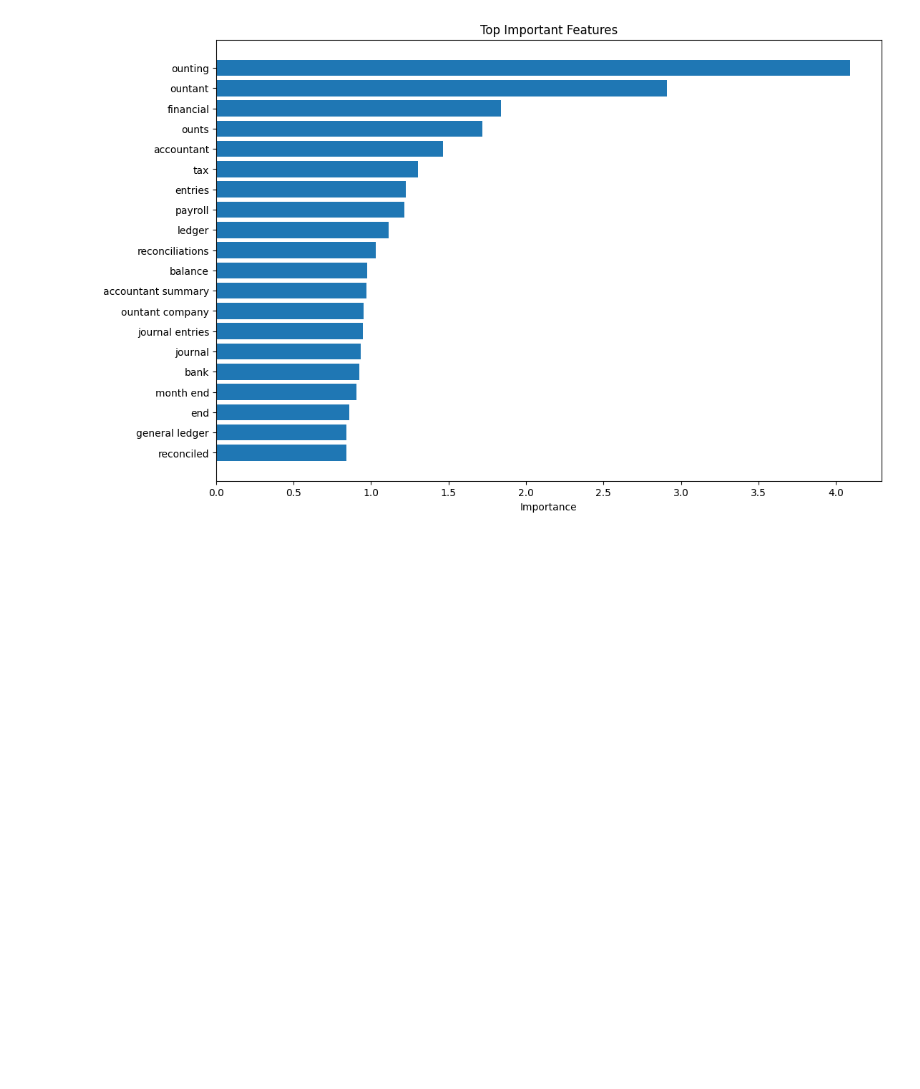
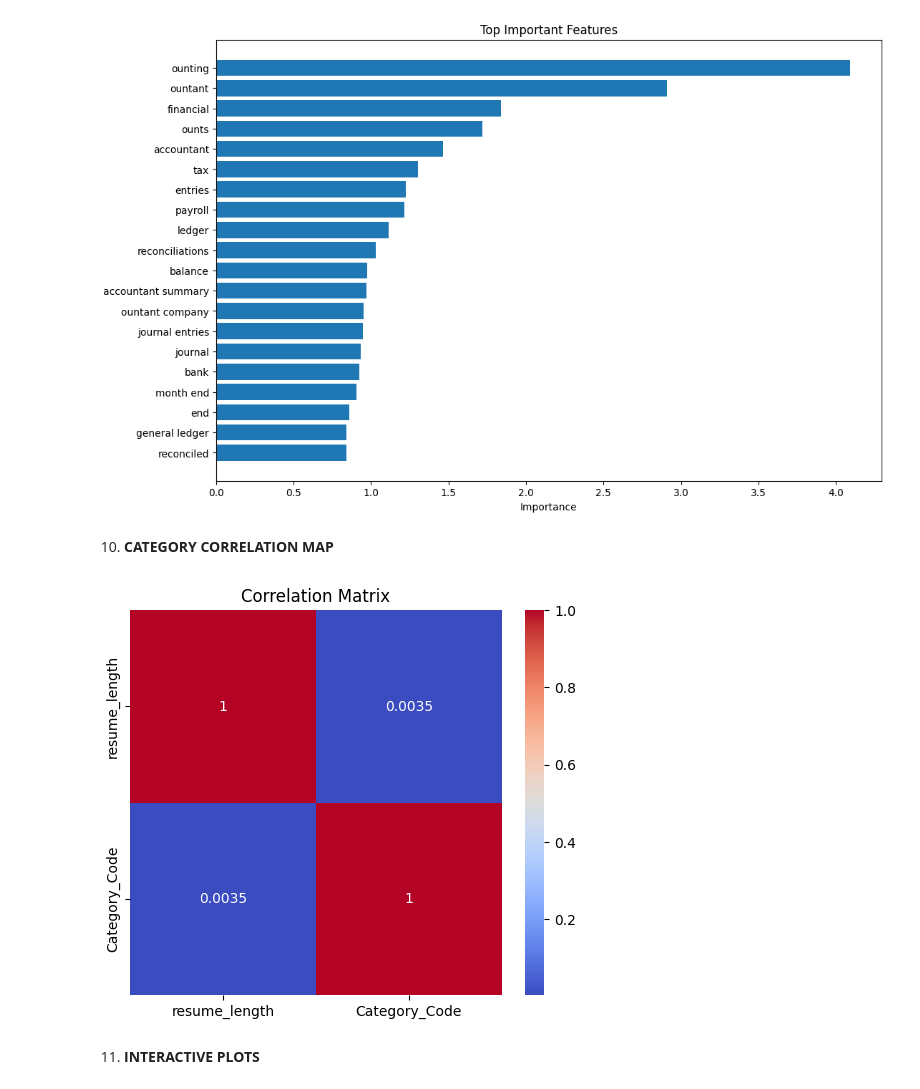
Before and after one commit to jannatul-fredaues/HireMind-AI, a Jupyter notebook: Data Preprocessing/HireMind_AI.ipynb, the cells around one changed output. Cells and saved outputs as stored; diff of their text form; code cells hidden in the pictures; blank space fills up the shorter version.

```diff
--- a/Data Preprocessing/HireMind_AI.ipynb
+++ b/Data Preprocessing/HireMind_AI.ipynb
@@ -511,3 +511,27 @@ plt.xlabel("Importance")
 plt.show()
 # %% [output]
 [figure]
+# %% [markdown]
+10. **CATEGORY CORRELATION MAP**
+# %%
+encoded_df = df.copy()
+
+encoded_df['Category_Code'] = le.fit_transform(encoded_df['Category'])
+
+corr = encoded_df[['resume_length', 'Category_Code']].corr()
+
+plt.figure(figsize=(6,5))
+
+sns.heatmap(
+    corr,
+    annot=True,
+    cmap='coolwarm'
+)
+
+plt.title("Correlation Matrix")
+
+plt.show()
+# %% [output]
+[figure, added]
+# %% [markdown]
+11. **INTERACTIVE PLOTS**
```
Also changed, not shown: parts of 10 cells of this notebook.
